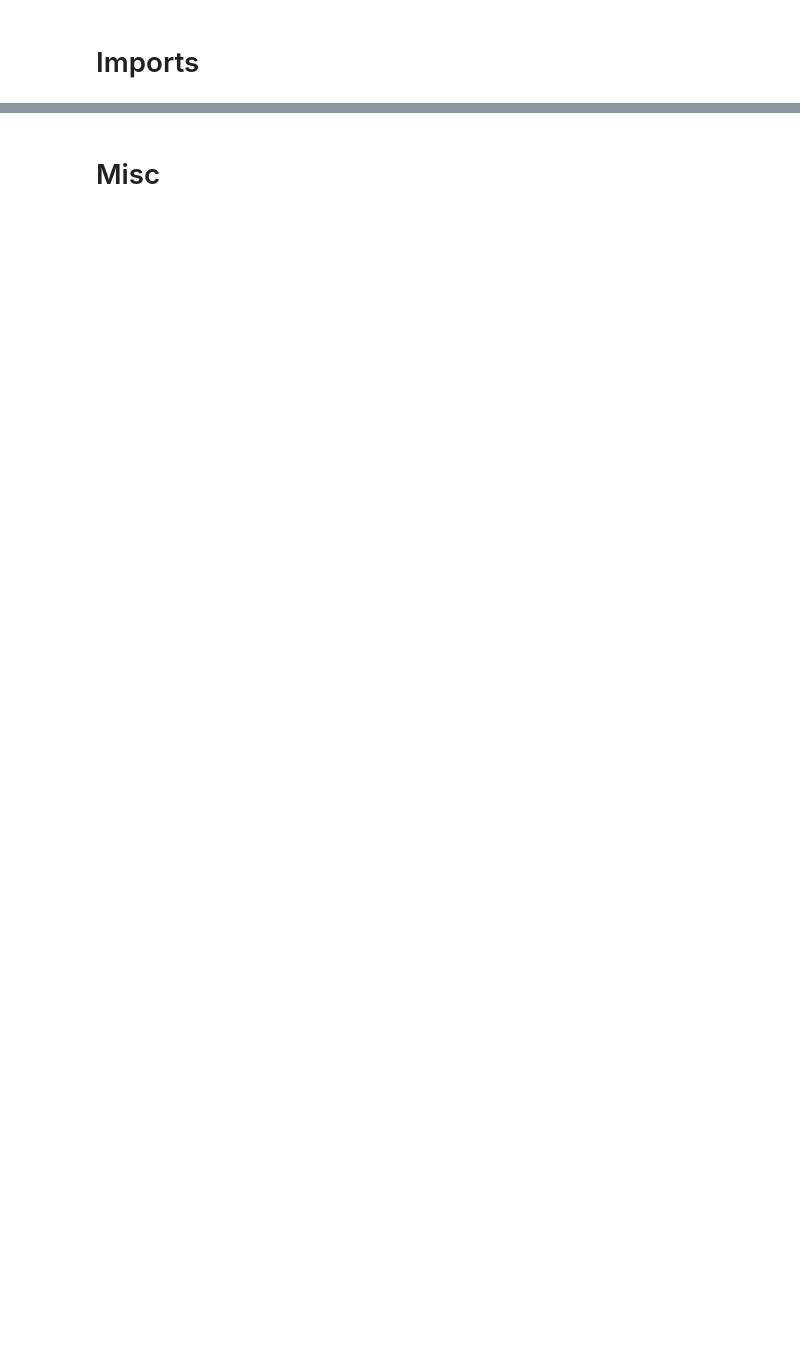
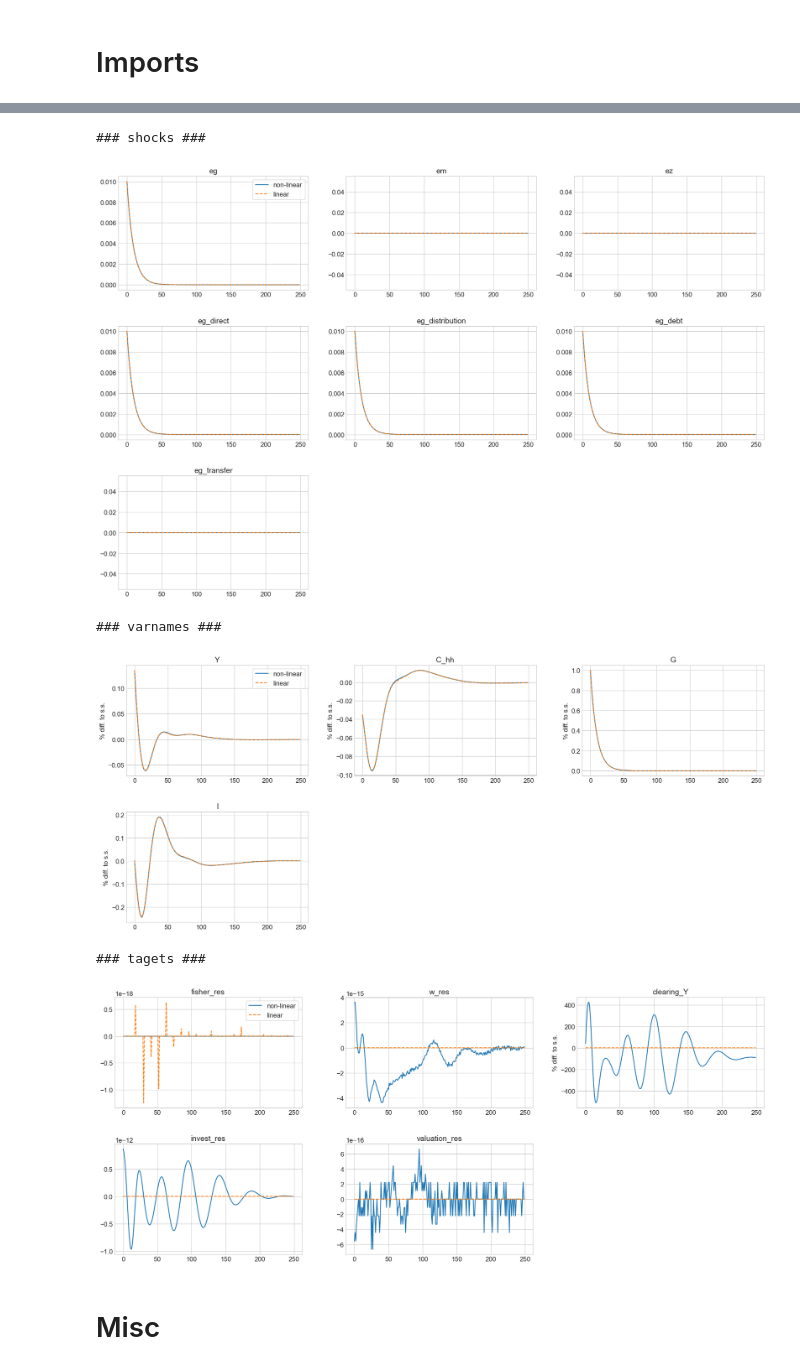
Before and after one commit to YanWin/StickyInformationHANK, a Jupyter notebook: notebooks/Tests_Examples/HANKSticky_minimal.ipynb, the cells around one changed output, grey strips where cells are left out. Cells and saved outputs as stored; diff of their text form; code cells hidden in the pictures; blank space fills up the shorter version.

```diff
--- a/notebooks/Tests_Examples/HANKSticky_minimal.ipynb
+++ b/notebooks/Tests_Examples/HANKSticky_minimal.ipynb
@@ -16 +11,8 @@ model = HANKStickyModelClass(name='baseline', par={'inattention': 0.935, 'start_
+# %%
+updated_par = {'phi_G': 0.4,         # mixed financing of fiscal policy shock
+                'jump_eg': 0.01,    # 1% government spending shock
+                'rho_eg': 0.9,
+                'jump_em': 0.0,
+                'taylor': 'linear'}
+model = HANKStickyModelClass(name='baseline', par={**updated_par ,**{'inattention': 0.0, 'start_dbeg_opti': True}})
 # %%
@@ -56,9 +89,18 @@ model2.par.Nfix
 # %%
-# paths = ['G','Y','C_hh']
-# lvl_value = ['eg', 'em', 'i', 'Pi', 'Pi_w','clearing_Y']
-# abs_diff = ['r', 'ra', 'rl', 'i']
-# facs = {'r':100,'ra':100,'rl':100}
-# model.show_IRFs(paths,lvl_value=lvl_value,abs_diff=abs_diff,facs=facs,ncols=3,T_max=par.T,do_linear=True,do_shocks=True)
+models = [model]
+labels = ['baseline no sticky',]
+paths = ['Y', 'C_hh', 'G', 'I']
+paths_short = ['Y', 'C_hh', 'G']
+lvl_value = ['eg', 'eg_direct', 'eg_distribution', 'eg_debt', 'eg_transfer', 'ez', 'em',  'r', 'tau', 'rk']
+facs = {'r':100}
+model.show_IRFs(paths,lvl_value=lvl_value,facs=facs,ncols=3,T_max=model.par.T,do_linear=True,do_shocks=True)
+# %% [output]
+### shocks ###
+[figure, added]
+### varnames ###
+[figure, added]
+### tagets ###
+[figure, added]
 # %% [markdown]
 # Misc
 # %%
```
Also changed, not shown: parts of 17 cells of this notebook.
